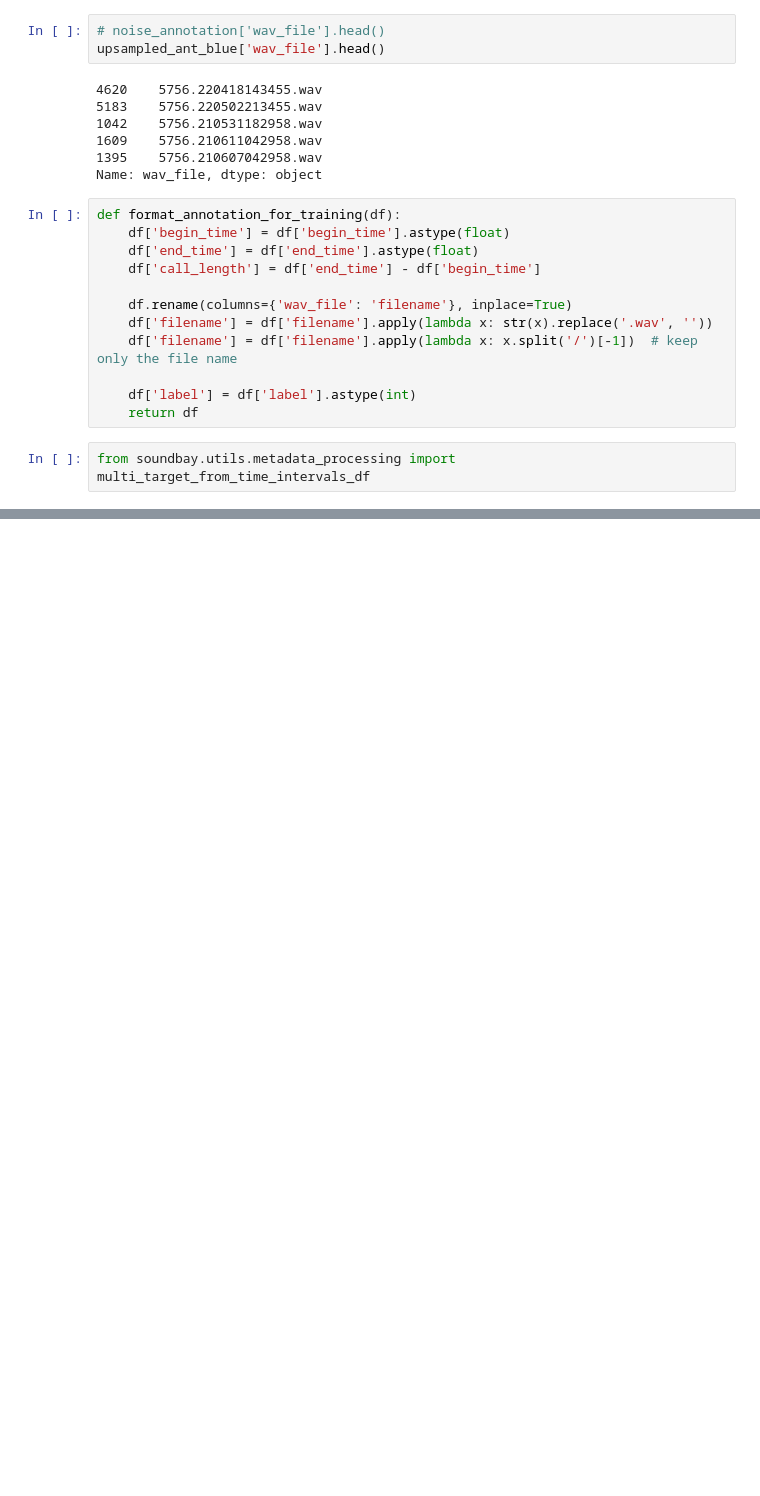
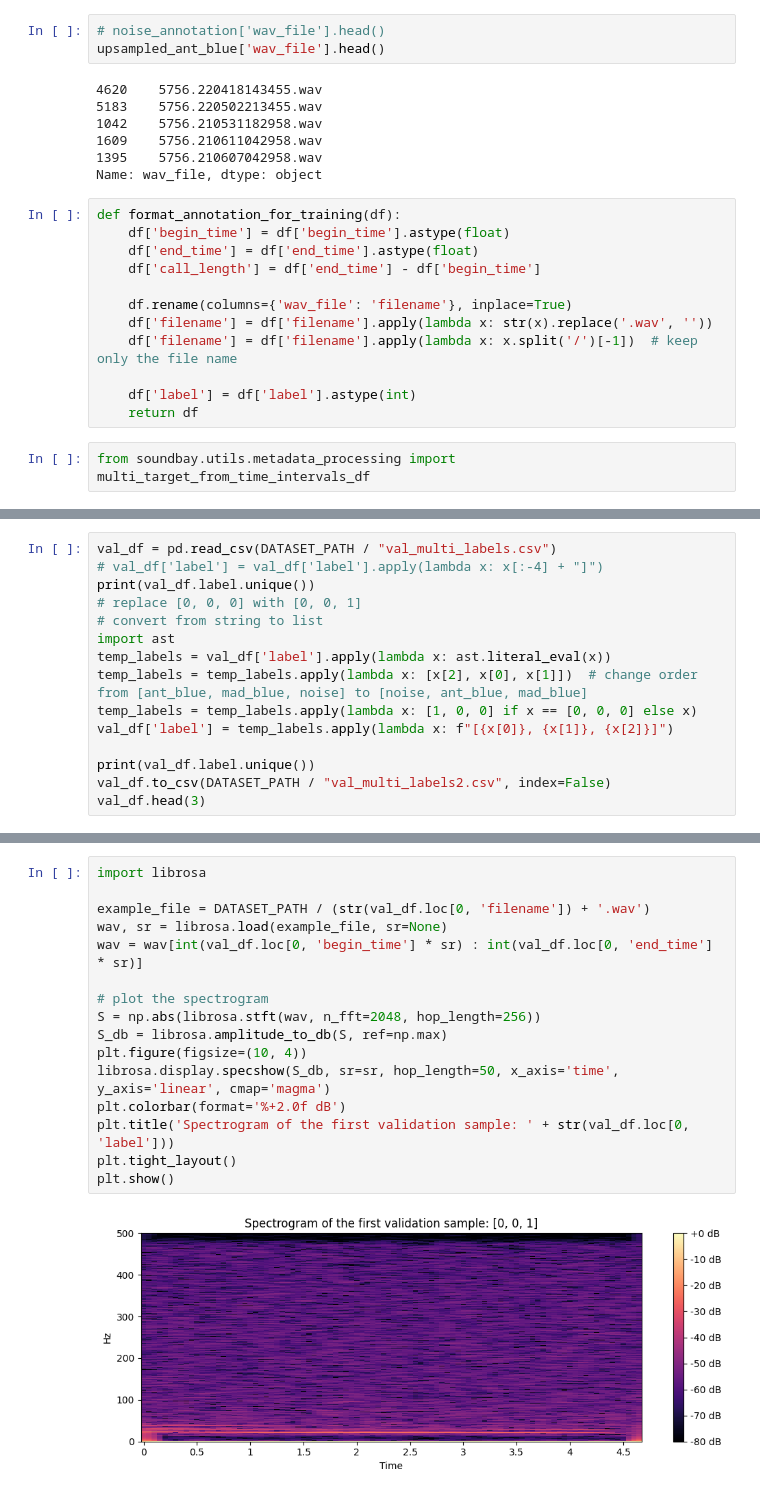
Before and after one commit to deep-voice/soundbay, a Jupyter notebook: notebooks/check_different_snr_calls.ipynb, the cells around one changed output, grey strips where cells are left out. Drawn from its saved outputs; the diff is of its cells as text; blank space fills up the shorter version.

```diff
--- a/notebooks/check_different_snr_calls.ipynb
+++ b/notebooks/check_different_snr_calls.ipynb
@@ -532,0 +542,15 @@ Train metadata shape: (18206, 5)
+# %%
+val_df = pd.read_csv(DATASET_PATH / "val_multi_labels.csv")
+# val_df['label'] = val_df['label'].apply(lambda x: x[:-4] + "]")
+print(val_df.label.unique())
+# replace [0, 0, 0] with [0, 0, 1]
+# convert from string to list
+import ast
+temp_labels = val_df['label'].apply(lambda x: ast.literal_eval(x))
+temp_labels = temp_labels.apply(lambda x: [x[2], x[0], x[1]])  # change order from [ant_blue, mad_blue, noise] to [noise, ant_blue, mad_blue]
+temp_labels = temp_labels.apply(lambda x: [1, 0, 0] if x == [0, 0, 0] else x)
+val_df['label'] = temp_labels.apply(lambda x: f"[{x[0]}, {x[1]}, {x[2]}]")
+
+print(val_df.label.unique())
+val_df.to_csv(DATASET_PATH / "val_multi_labels2.csv", index=False)
+val_df.head(3)
@@ -540,0 +602,18 @@ Name: count, dtype: int64
+# %%
+import librosa
+
+example_file = DATASET_PATH / (str(val_df.loc[0, 'filename']) + '.wav')
+wav, sr = librosa.load(example_file, sr=None)
+wav = wav[int(val_df.loc[0, 'begin_time'] * sr) : int(val_df.loc[0, 'end_time'] * sr)]
+
+# plot the spectrogram
+S = np.abs(librosa.stft(wav, n_fft=2048, hop_length=256))
+S_db = librosa.amplitude_to_db(S, ref=np.max)
+plt.figure(figsize=(10, 4))
+librosa.display.specshow(S_db, sr=sr, hop_length=50, x_axis='time', y_axis='linear', cmap='magma')
+plt.colorbar(format='%+2.0f dB')
+plt.title('Spectrogram of the first validation sample: ' + str(val_df.loc[0, 'label']))
+plt.tight_layout()
+plt.show()
+# %% [output]
+[figure, added]
```
Also changed, not shown: parts of 27 cells of this notebook, 5 other files.
